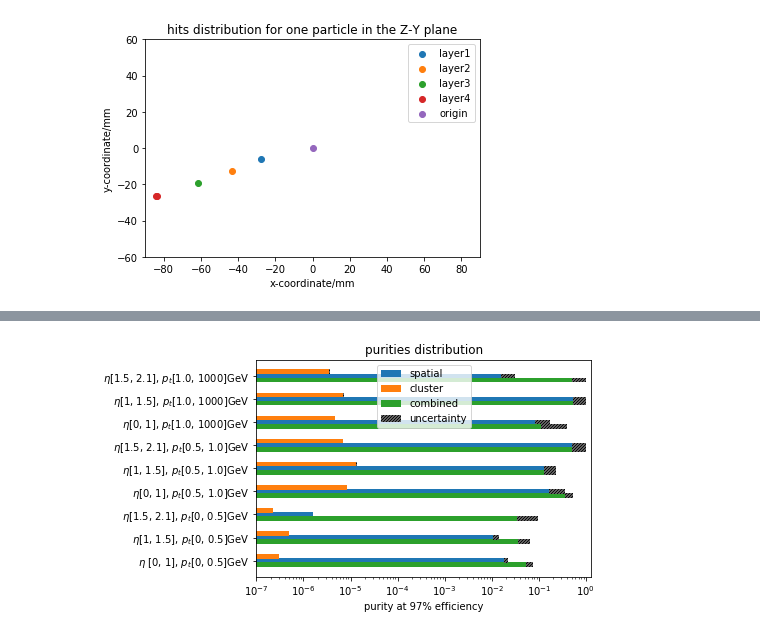
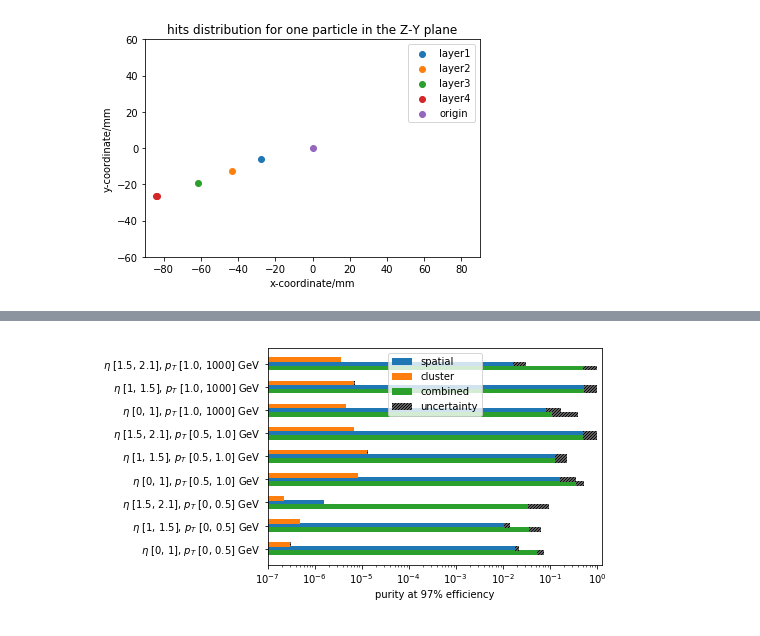
Before and after one commit to jason777777777/ATLAS, a Jupyter notebook: rresults/Result.ipynb, the cells around one changed output, grey strips where cells are left out. Drawn from its saved outputs; the diff is of its cells as text; code cells hidden in the pictures.

```diff
--- a/rresults/Result.ipynb
+++ b/rresults/Result.ipynb
@@ -401,31 +409,29 @@ purities_c_uncertainty = np.array([i[1] - i[0] for i in purities_c_uncertainty_]
 purities_t_uncertainty = np.array([i[1] - i[0] for i in purities_t_uncertainty_])
 # %%
 fig, ax = plt.subplots()
-data_range = ('$\eta$ [0, 1], $p_t$[0, 0.5]GeV', '$\eta$[1, 1.5], $p_t$[0, 0.5]GeV', '$\eta$[1.5, 2.1], $p_t$[0, 0.5]GeV',
-              '$\eta$[0, 1], $p_t$[0.5, 1.0]GeV', '$\eta$[1, 1.5], $p_t$[0.5, 1.0]GeV', '$\eta$[1.5, 2.1], $p_t$[0.5, 1.0]GeV',
-              '$\eta$[0, 1], $p_t$[1.0, 1000]GeV', '$\eta$[1, 1.5], $p_t$[1.0, 1000]GeV', '$\eta$[1.5, 2.1], $p_t$[1.0, 1000]GeV')
+data_range = ('$\eta$ [0, 1], $p_T$ [0, 0.5] GeV', '$\eta$ [1, 1.5], $p_T$ [0, 0.5] GeV', '$\eta$ [1.5, 2.1], $p_T$ [0, 0.5] GeV',
+              '$\eta$ [0, 1], $p_T$ [0.5, 1.0] GeV', '$\eta$ [1, 1.5], $p_T$ [0.5, 1.0] GeV', '$\eta$ [1.5, 2.1], $p_T$ [0.5, 1.0] GeV',
+              '$\eta$ [0, 1], $p_T$ [1.0, 1000] GeV', '$\eta$ [1, 1.5], $p_T$ [1.0, 1000] GeV', '$\eta$ [1.5, 2.1], $p_T$ [1.0, 1000] GeV')
 y_pos = np.arange(len(data_range))
 height = 0.2
 
 rects1 = ax.barh(y_pos, np.array(purities), height, align='center')
 rects2 = ax.barh(y_pos + 0.9*height, np.array(purities_c), height, align='center')
 rects3 = ax.barh(y_pos - 0.9*height, np.array(purities_t), height, align='center')
 rects1_ = ax.barh(y_pos, np.array(purities_uncertainty), height, align='center', left = np.array(purities_uncertainty_[:, 0]), color = 'C7', hatch = '////////')
 rects2_ = ax.barh(y_pos + 0.9*height, np.array(purities_c_uncertainty), height, align='center', left = np.array(purities_c_uncertainty_[:, 0]), color = 'C7', hatch = '////////')
 rects3_ = ax.barh(y_pos - 0.9*height, np.array(purities_t_uncertainty), height, align='center', left = np.array(purities_t_uncertainty_[:, 0]), color = 'C7', hatch = '////////')
 
 
 ax.set_yticks(y_pos)
 ax.set_yticklabels(data_range)
 
 plt.xlabel('purity at 97% efficiency')
 plt.legend(['spatial', 'cluster', 'combined', 'uncertainty'], loc = 'upper center')
 plt.xscale('log')
 plt.xlim([0.0000001, 1.3])
 
-plt.title('purities distribution')
-
 plt.show()
 fig.savefig('purity distribution.pdf', bbox_inches='tight')
 # %% [output]
-[figure, old version]
+[figure, new version]
```
Also changed, not shown: parts of 5 cells of this notebook, 6 other files.
